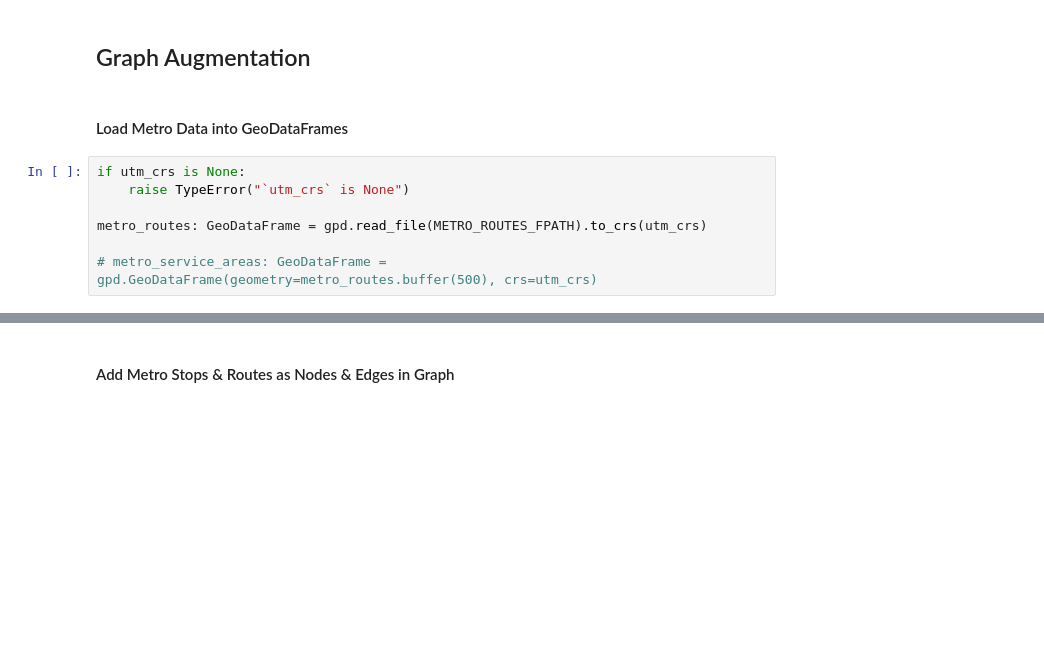
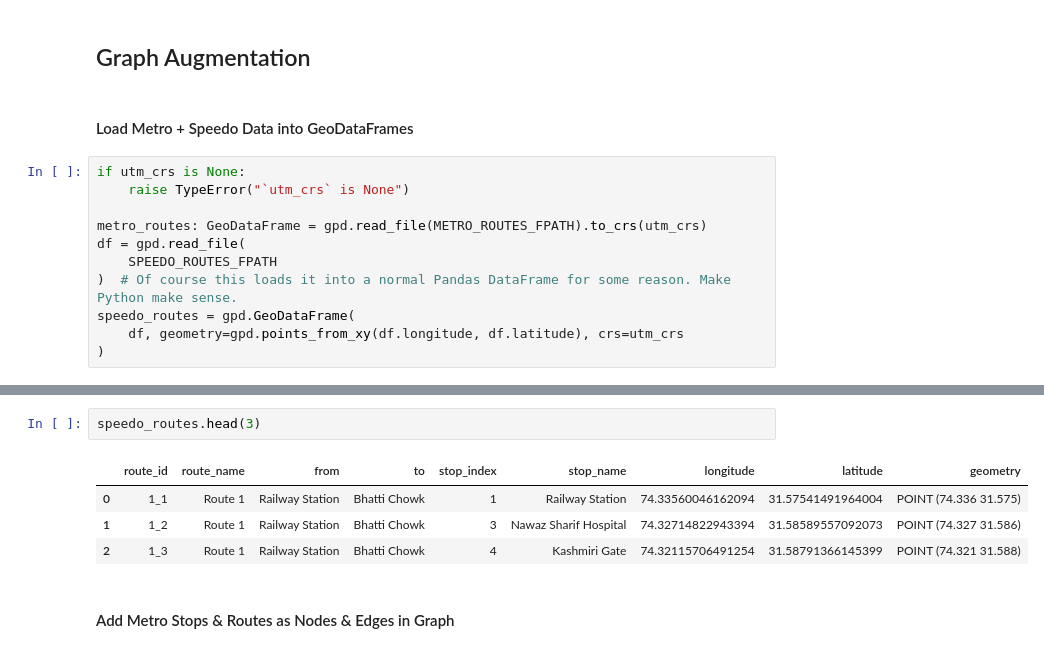
Before and after one commit to masroof-maindak/naqsha-e-safar, a Jupyter notebook: src/preprocessing.ipynb, the cells around one changed output, grey strips where cells are left out. Saved outputs shown, nothing was run; the diff lists cells and outputs as text; blank space fills up the shorter version.

Commit message:
[WIP] feat: bring back speedo data
Next up: integrating it into the graph

```diff
--- a/src/preprocessing.ipynb
+++ b/src/preprocessing.ipynb
@@ -380,20 +381,31 @@ lahore_lines_systems_and_modes.json already exists. Skipping download.
 # %% [markdown]
 ## Graph Augmentation
 # %% [markdown]
-#### Load Metro Data into GeoDataFrames
+#### Load Metro + Speedo Data into GeoDataFrames
 # %%
 if utm_crs is None:
     raise TypeError("`utm_crs` is None")
 
 metro_routes: GeoDataFrame = gpd.read_file(METRO_ROUTES_FPATH).to_crs(utm_crs)
-
-# metro_service_areas: GeoDataFrame = gpd.GeoDataFrame(geometry=metro_routes.buffer(500), crs=utm_crs)
+df = gpd.read_file(
+    SPEEDO_ROUTES_FPATH
+)  # Of course this loads it into a normal Pandas DataFrame for some reason. Make Python make sense.
+speedo_routes = gpd.GeoDataFrame(
+    df, geometry=gpd.points_from_xy(df.longitude, df.latitude), crs=utm_crs
+)
 # %%
 metro_routes.head(2)
 # %% [output]
 |  | id | klass | length | osm_id | osm_tags | osm_metadata | opening | lines | geometry |
 | 0 | 27066 | Section | 11900 | 818457073.0 | {"bridge":"yes","electrified":"ra... | {"version":9} | 2020 | [ { "line": "Orange Line", "line_... | LINESTRING (433922.189 3491064.36... |
 | 1 | 27067 | Section | 707 | 818457074.0 | {"bridge":"yes","electrified":"ra... | {"version":6} | 2020 | [ { "line": "Orange Line", "line_... | LINESTRING (434190.08 3491698.902... |
+# %%
+speedo_routes.head(3)
+# %% [output]
+|  | route_id | route_name | from | to | stop_index | stop_name | longitude | latitude | geometry |
+| 0 | 1_1 | Route 1 | Railway Station | Bhatti Chowk | 1 | Railway Station | 74.33560046162094 | 31.57541491964004 | POINT (74.336 31.575) |
+| 1 | 1_2 | Route 1 | Railway Station | Bhatti Chowk | 3 | Nawaz Sharif Hospital | 74.32714822943394 | 31.58589557092073 | POINT (74.327 31.586) |
+| 2 | 1_3 | Route 1 | Railway Station | Bhatti Chowk | 4 | Kashmiri Gate | 74.32115706491254 | 31.58791366145399 | POINT (74.321 31.588) |
 # %% [markdown]
 #### Add Metro Stops & Routes as Nodes & Edges in Graph
 # %%
```
Also changed, not shown: parts of 2 cells of this notebook, 3 other files.
